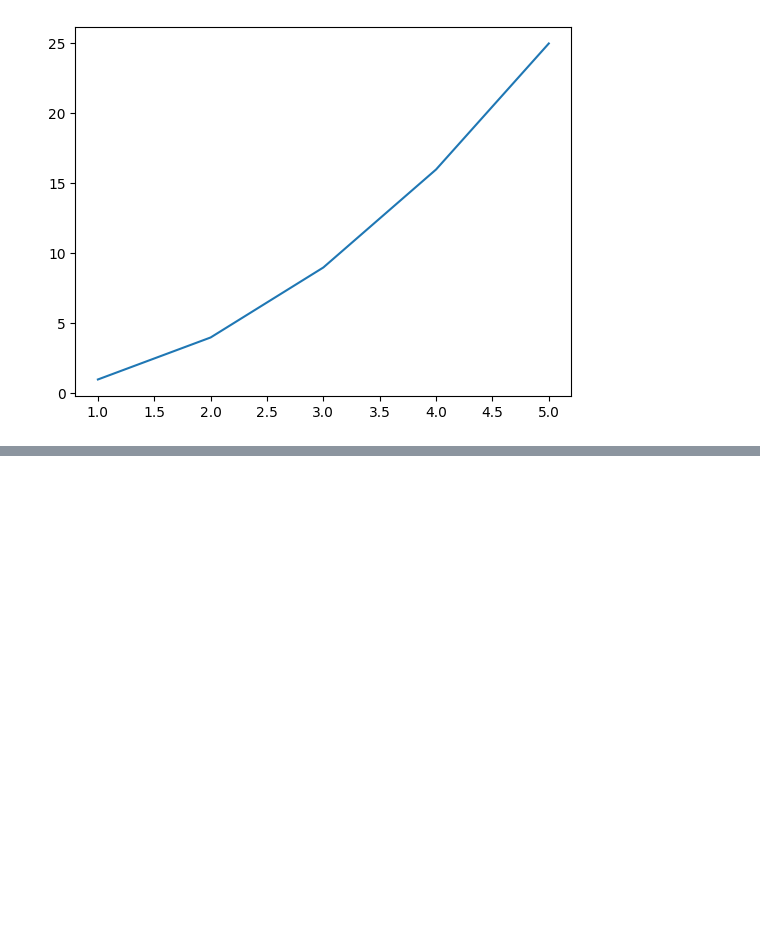
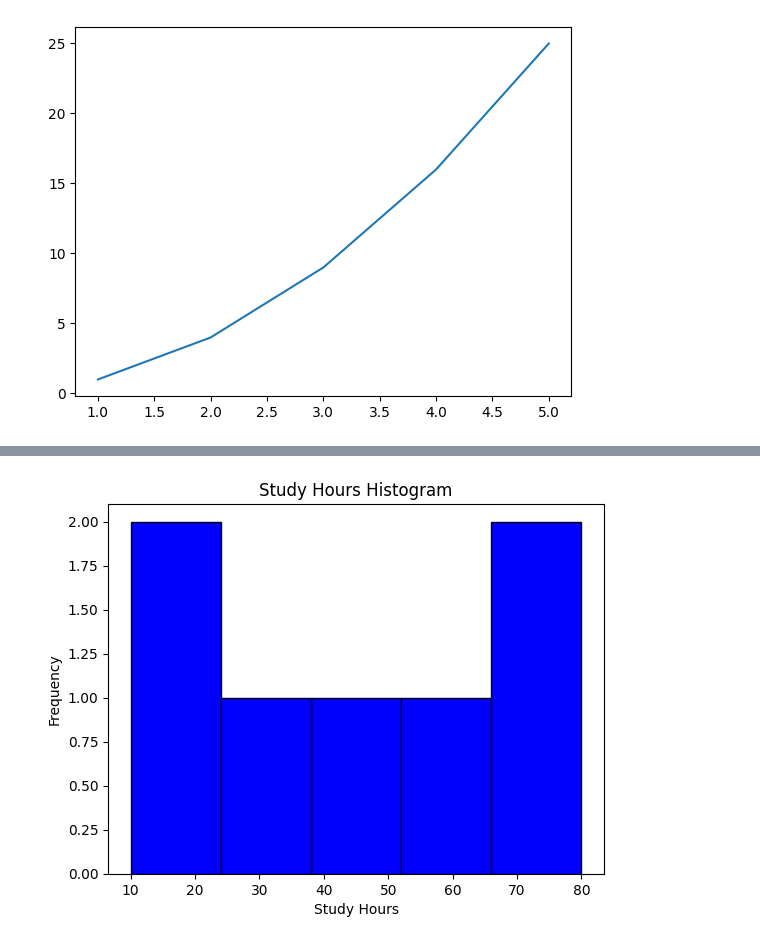
Before and after one commit to BittuKumar26/Machine-learning, a Jupyter notebook: Graph/linear.ipynb, the cells around one changed output, grey strips where cells are left out. Cells and saved outputs as stored; diff of their text form; code cells hidden in the pictures; blank space fills up the shorter version.

```diff
--- a/Graph/linear.ipynb
+++ b/Graph/linear.ipynb
@@ -74,0 +233,9 @@ plt.plot(x,y)
+# %%
+# 3. Histogram
+plt.hist(df["Study Hours"], bins=5, color='blue', edgecolor='black')
+plt.xlabel("Study Hours")
+plt.ylabel("Frequency")
+plt.title("Study Hours Histogram")
+plt.show()
+# %% [output]
+[figure, added]
```
Also changed, not shown: parts of 18 cells of this notebook, 3 other files.
